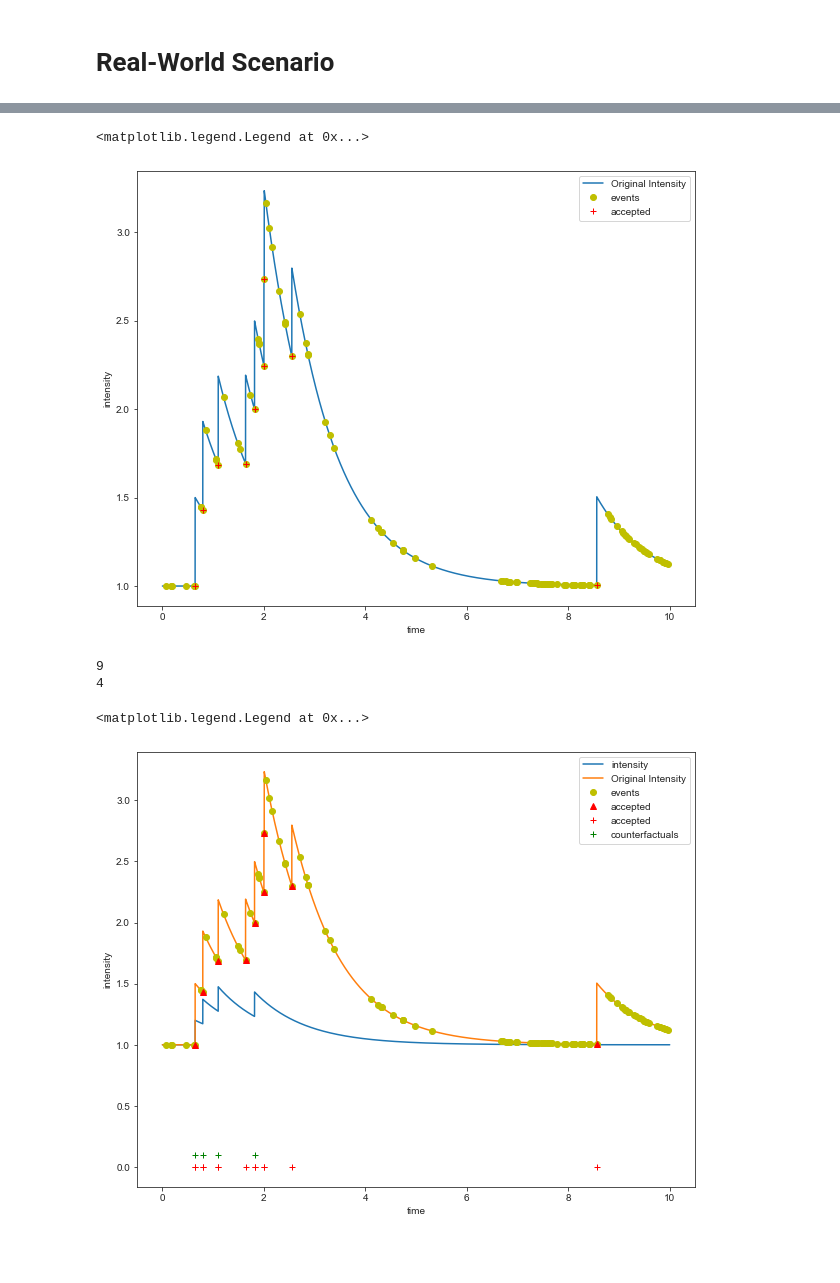
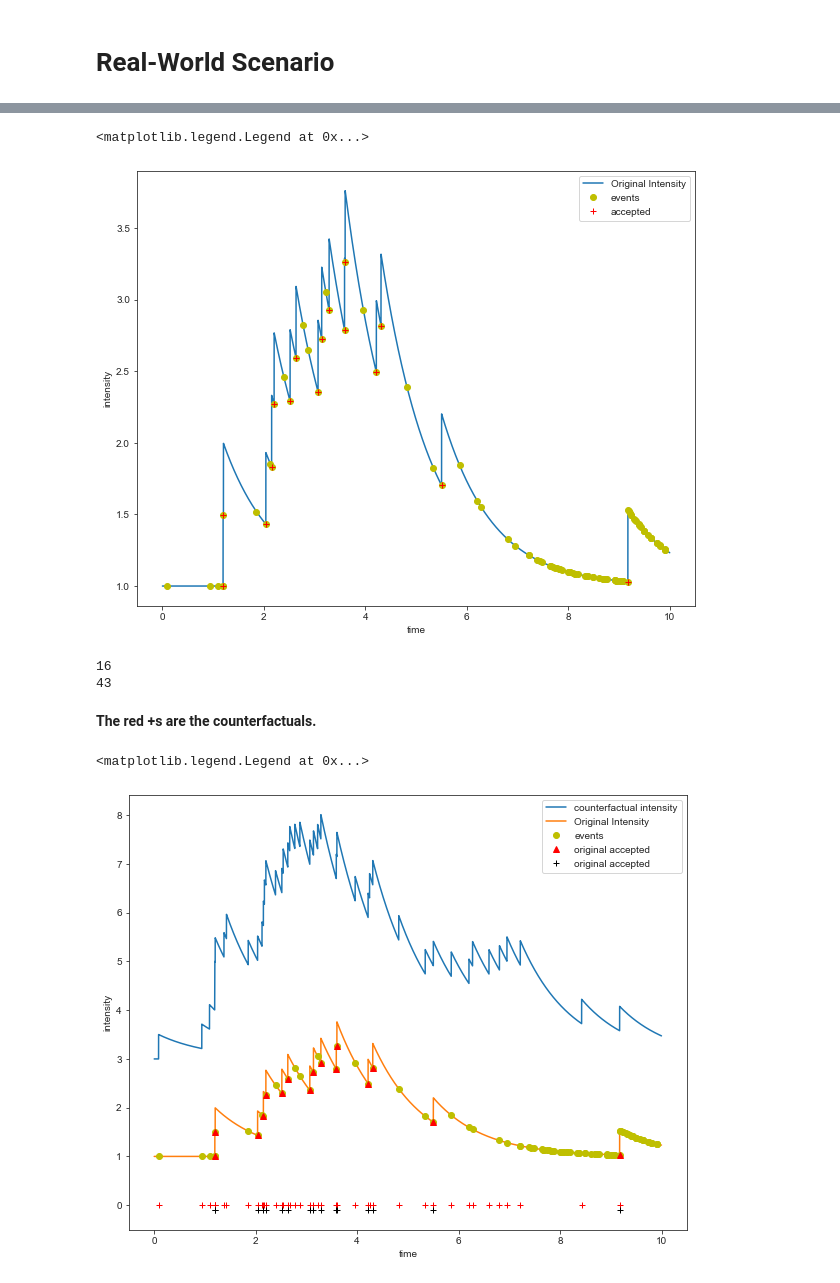
Before and after one commit to Networks-Learning/counterfactual-tpp, a Jupyter notebook: src/hawkes/hawkes.ipynb, the cells around one changed output, grey strips where cells are left out. Saved outputs shown, nothing was run; the diff lists cells and outputs as text; code cells hidden in the pictures; blank space fills up the shorter version.

```diff
--- a/src/hawkes/hawkes.ipynb
+++ b/src/hawkes/hawkes.ipynb
@@ -180,3 +132,5 @@ all_lambdas = np.array(all_lambdas)
+# %%
+all_samples, all_lambdas = extract_samples(all_events, tev, mu0, alpha, w)
 # %%
 plt.figure(figsize=(10, 8))
 plt.plot(tvec, l_t, label = 'Original Intensity')
@@ -187,4 +141,4 @@ plt.ylabel('intensity')
 plt.legend()
 # %% [output]
 <matplotlib.legend.Legend at 0x...>
-[figure, old version]
+[figure, new version]
@@ -222,24 +145,25 @@ sampled_counterfactuals.sort()
-# %%
-# Combine all counterfactuals
-real_counterfactuals = [k for k, v in counterfactuals.items() if v == True]
-real_counterfactuals.extend(sampled_counterfactuals)
-real_counterfactuals.sort()
-print(len(tev))
-print(len(real_counterfactuals))
-# %% [output]
-9
-4
+# %%
+new_mu0 = 3
+new_alpha = 0.5
+real_counterfactuals = sample_counterfactual_superposition(mu0, alpha, new_mu0, new_alpha, all_events, lambda_max, maxNev, w, T)
+# %%
+print(len(tev))
+print(len(real_counterfactuals))
+# %% [output]
+16
+43
+# %% [markdown]
+**The red +s are the counterfactuals.**
 # %%
 plt.figure(figsize=(10, 8))
-plotHawkes(np.array(real_counterfactuals), new_mu0, new_alpha, w, T, 10000.0, label= 'intensity')
+plotHawkes(np.array(real_counterfactuals), new_mu0, new_alpha, w, T, 10000.0, label= 'counterfactual intensity')
 plt.plot(tvec, l_t, label = 'Original Intensity')
 plt.plot(all_samples, all_lambdas, 'oy', label = 'events')
-plt.plot(tev,lambdas_original, 'r^', label = 'accepted')
-plt.plot(tev,np.zeros(len(tev)), 'r+', label = 'accepted')
-plt.plot(real_counterfactuals, [0.1] * len(real_counterfactuals), 'g+', label = 'counterfactuals')
+plt.plot(tev,lambdas_original, 'r^', label = 'original accepted')
+plt.plot(tev,np.full(len(tev), -0.1), 'k+', label = 'original accepted')
 plt.xlabel('time')
 plt.ylabel('intensity')
 plt.legend()
 # %% [output]
 <matplotlib.legend.Legend at 0x...>
-[figure, old version]
+[figure, new version]
```
Also changed, not shown: parts of 21 cells of this notebook, 1 other file.
